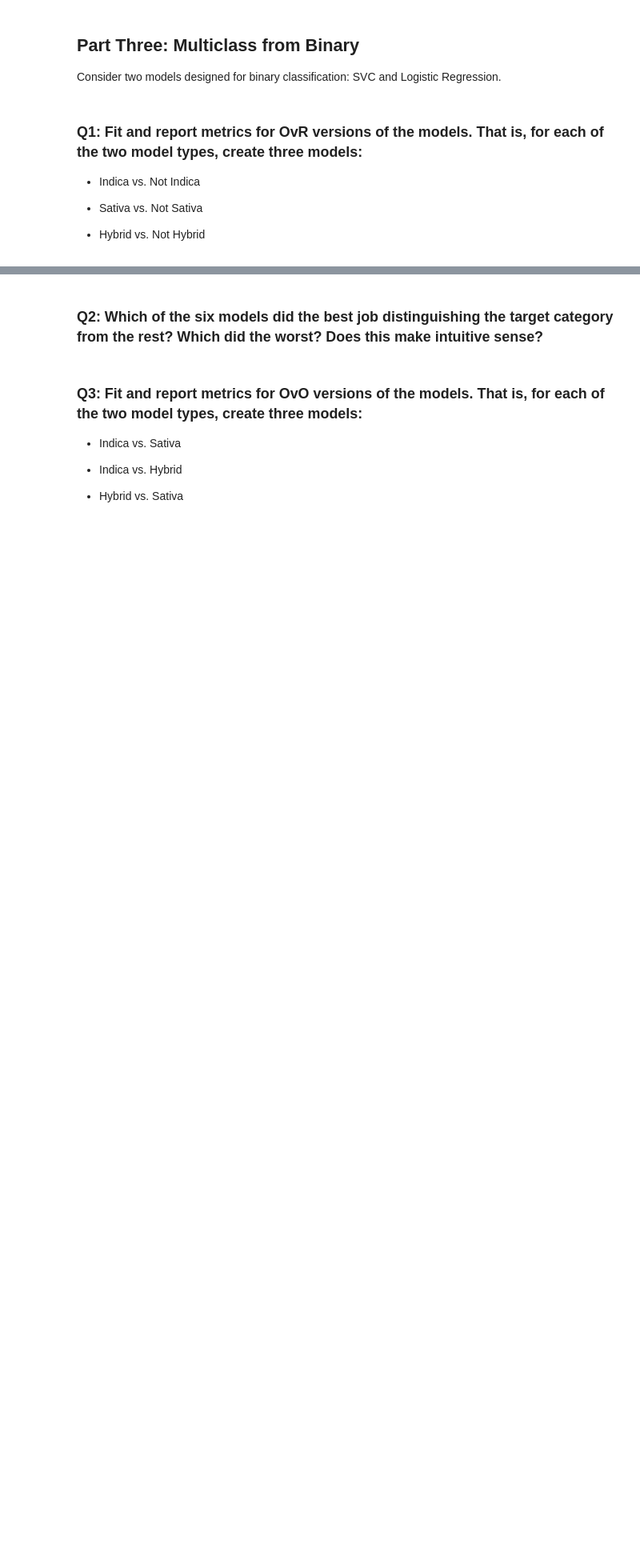
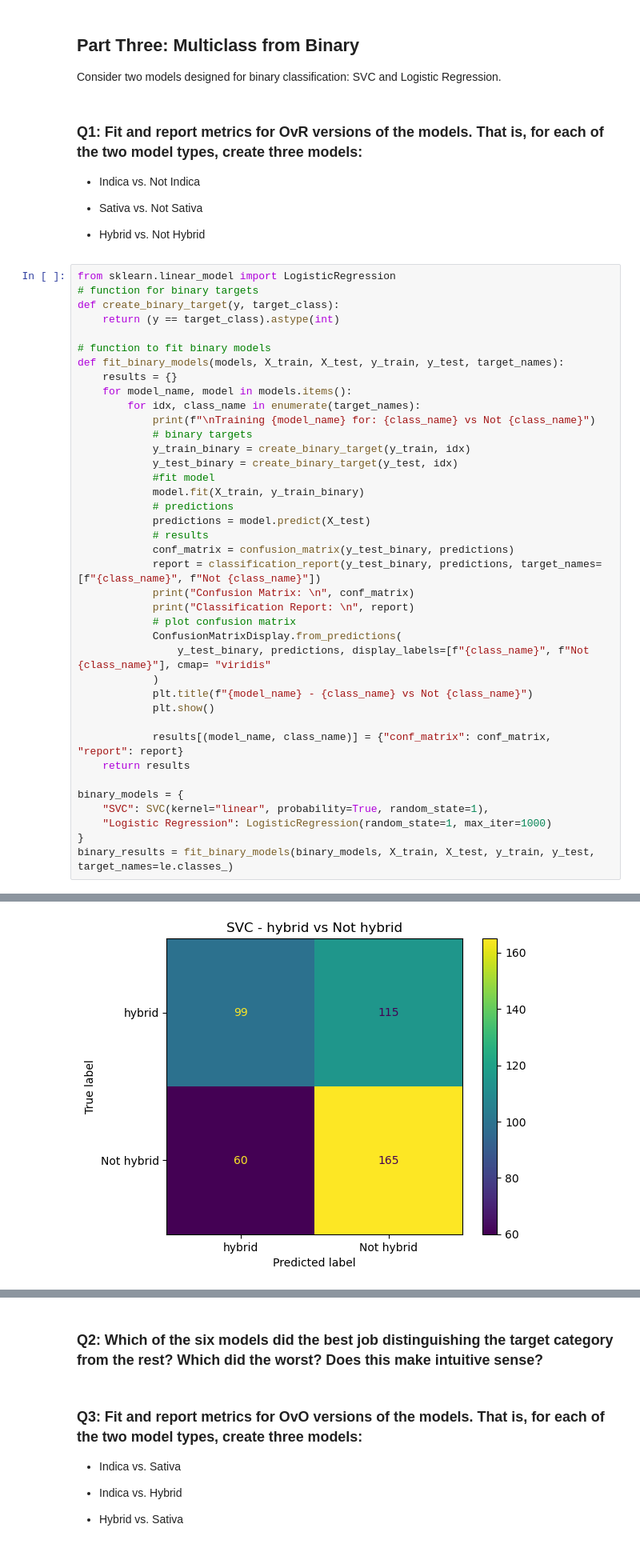
Before and after one commit to summerchurby/GSB-544, a Jupyter notebook: Lab8.ipynb, the cells around one changed output, grey strips where cells are left out. Shown at 80% size. Saved outputs shown, nothing was run; the diff lists cells and outputs as text; blank space fills up the shorter version.

```diff
--- a/Lab8.ipynb
+++ b/Lab8.ipynb
@@ -405,3 +405,43 @@ Consider two models designed for binary classification: SVC and Logistic Regress
 * Sativa vs. Not Sativa
 
 * Hybrid vs. Not Hybrid
+# %%
+from sklearn.linear_model import LogisticRegression
+# function for binary targets
+def create_binary_target(y, target_class):
+    return (y == target_class).astype(int)
+
+# function to fit binary models
+def fit_binary_models(models, X_train, X_test, y_train, y_test, target_names):
+    results = {}
+    for model_name, model in models.items():
+        for idx, class_name in enumerate(target_names):
+            print(f"\nTraining {model_name} for: {class_name} vs Not {class_name}")
+            # binary targets
+            y_train_binary = create_binary_target(y_train, idx)
+            y_test_binary = create_binary_target(y_test, idx)
+            #fit model
+            model.fit(X_train, y_train_binary)
+            # predictions
+            predictions = model.predict(X_test)
+            # results
+            conf_matrix = confusion_matrix(y_test_binary, predictions)
+            report = classification_report(y_test_binary, predictions, target_names=[f"{class_name}", f"Not {class_name}"])
+            print("Confusion Matrix: \n", conf_matrix)
+            print("Classification Report: \n", report)
+            # plot confusion matrix
+            ConfusionMatrixDisplay.from_predictions(
+                y_test_binary, predictions, display_labels=[f"{class_name}", f"Not {class_name}"], cmap= "viridis"
+            )
+            plt.title(f"{model_name} - {class_name} vs Not {class_name}")
+            plt.show()
+
+            results[(model_name, class_name)] = {"conf_matrix": conf_matrix, "report": report}
+    return results
+
+binary_models = {
+    "SVC": SVC(kernel="linear", probability=True, random_state=1),
+    "Logistic Regression": LogisticRegression(random_state=1, max_iter=1000)
+}
+binary_results = fit_binary_models(binary_models, X_train, X_test, y_train, y_test, target_names=le.classes_)
+# %% [output]
@@ -407,0 +465 @@ Consider two models designed for binary classification: SVC and Logistic Regress
+[figure, added]
```
Also changed, not shown: parts of 1 cell of this notebook.
